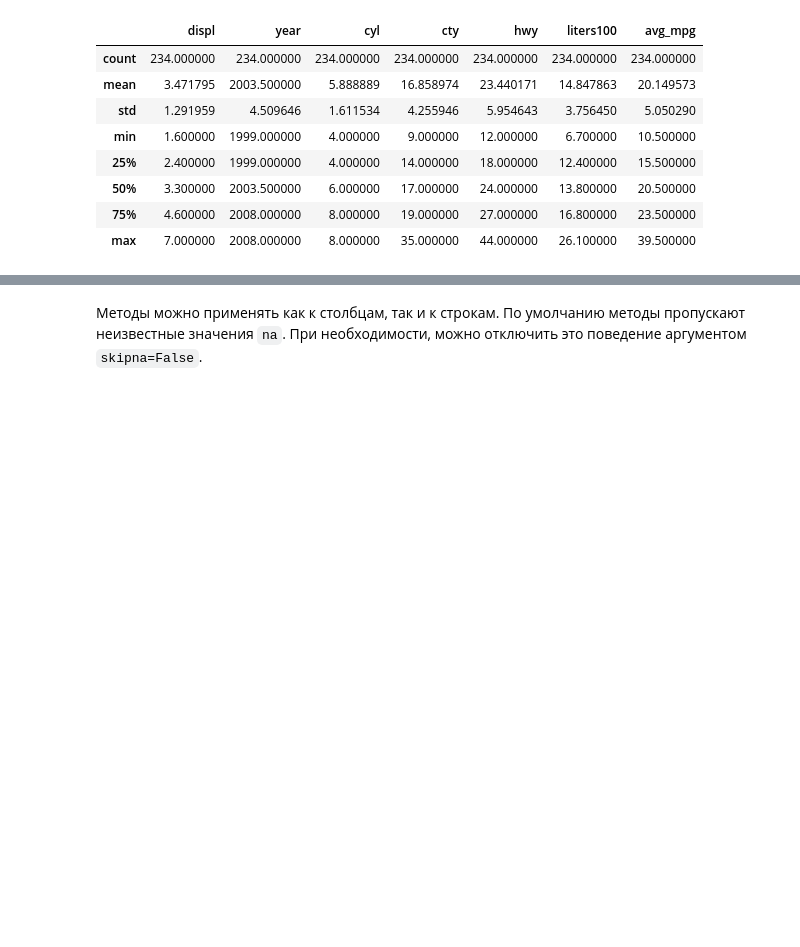
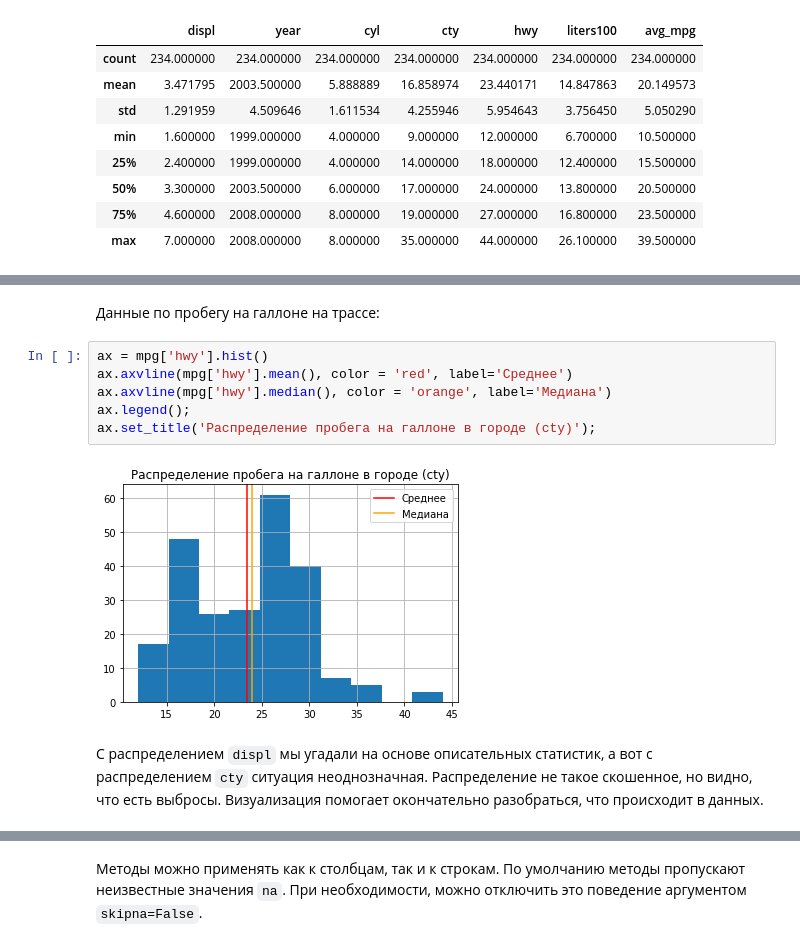
Before and after one commit to postlogist/python-ds, a Jupyter notebook: pandas/01_pandas_basics.ipynb, the cells around one changed output, grey strips where cells are left out. Cells and saved outputs as stored; diff of their text form; blank space fills up the shorter version.

```diff
--- a/pandas/01_pandas_basics.ipynb
+++ b/pandas/01_pandas_basics.ipynb
@@ -1085,3 +1124,15 @@ mpg.describe()
+# %% [markdown]
+Данные по пробегу на галлоне на трассе:
+# %%
+ax = mpg['hwy'].hist()
+ax.axvline(mpg['hwy'].mean(), color = 'red', label='Среднее')
+ax.axvline(mpg['hwy'].median(), color = 'orange', label='Медиана')
+ax.legend();
+ax.set_title('Распределение пробега на галлоне в городе (cty)');
+# %% [output]
+[figure, added]
+# %% [markdown]
+С распределением `displ` мы угадали на основе описательных статистик, а вот с распределением `cty` ситуация неоднозначная. Распределение не такое скошенное, но видно, что есть выбросы. Визуализация помогает окончательно разобраться, что происходит в данных.
 # %% [markdown]
 В `pandas` есть следующие мтеоды для вычисления описательных статистик:
 ![pics](pics/pandas-descriptives.png)
```
Also changed, not shown: parts of 25 cells of this notebook, 3 other files.
